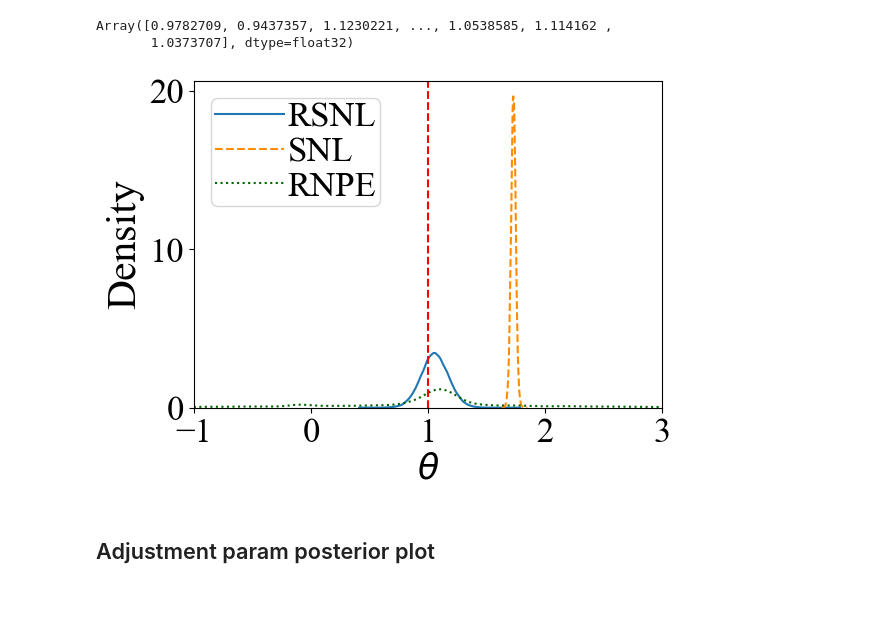
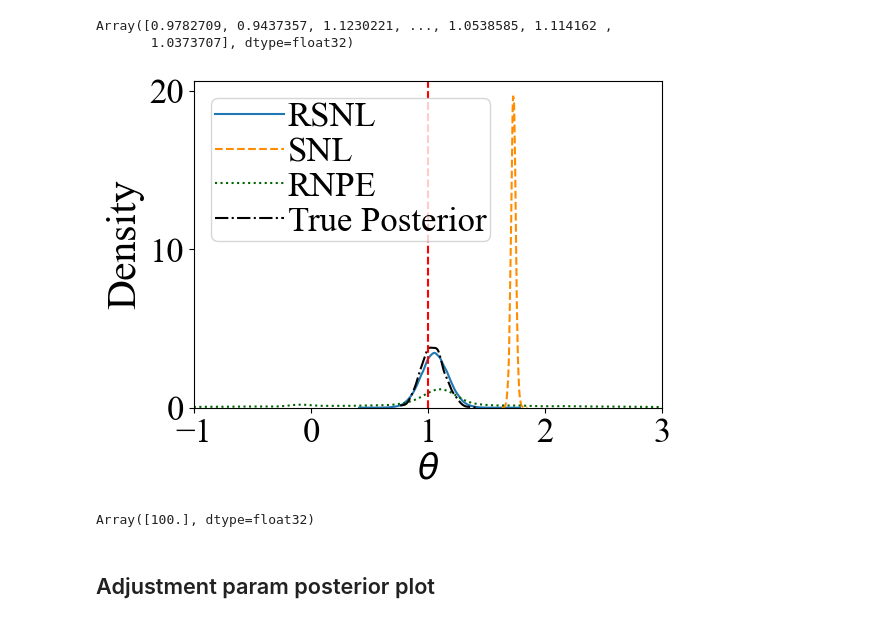
Before and after one commit to RyanJafefKelly/rsnl, a Jupyter notebook: notebooks/contaminated_normal_plots.ipynb, the cells around one changed output. Saved outputs shown, nothing was run; the diff lists cells and outputs as text; code cells hidden in the pictures.

Commit message:
Plotting updates

```diff
--- a/notebooks/contaminated_normal_plots.ipynb
+++ b/notebooks/contaminated_normal_plots.ipynb
@@ -76,32 +115,38 @@ Array([0.9782709, 0.9437357, 1.1230221, ..., 1.0538585, 1.114162 ,
 # %%
 # plt.rcParams['text.usetex'] = True
 plt.rcParams['font.family'] = 'Times New Roman'
 plt.rcParams.update({'font.size': 25})
 plt.rcParams['xtick.labelsize'] = 25
 
 az.plot_dist(thetas_rsnl, label="RSNL")
 
 az.plot_dist(thetas_snl,
         color=mcolors.CSS4_COLORS['darkorange'],
         plot_kwargs={'linestyle': 'dashed'},
         label="SNL")
 
 az.plot_dist(thetas_rnpe,
         color=mcolors.CSS4_COLORS['darkgreen'],
         plot_kwargs={'linestyle': 'dotted'},
         label="RNPE")
 
+az.plot_dist(true_samples, color='black', label="True Posterior", plot_kwargs={'linestyle': 'dashdot'})
+
 plt.xlabel(r"$\theta$", fontsize=25)
 plt.xlim([-1, 3])
 plt.ylim(bottom=0)
 plt.legend(fontsize=25, borderpad=0.1, labelspacing=0.1, handletextpad=0.1)
 plt.ylabel("Density", fontsize=30)
 plt.axvline(x=1, color='red', linestyle='dashed')
 # plt.title("$b_0 = 0.01$")
 plt.tight_layout()
 plt.savefig('contaminated_normal_posterior.pdf', bbox_inches='tight')
 # %% [output]
-[figure, old version]
+[figure, new version]
+# %%
+prior.variance
+# %% [output]
+Array([100.], dtype=float32)
 # %% [markdown]
 ## Adjustment param posterior plot
 # %%
```
Also changed, not shown: parts of 2 cells of this notebook, 7 other files.
